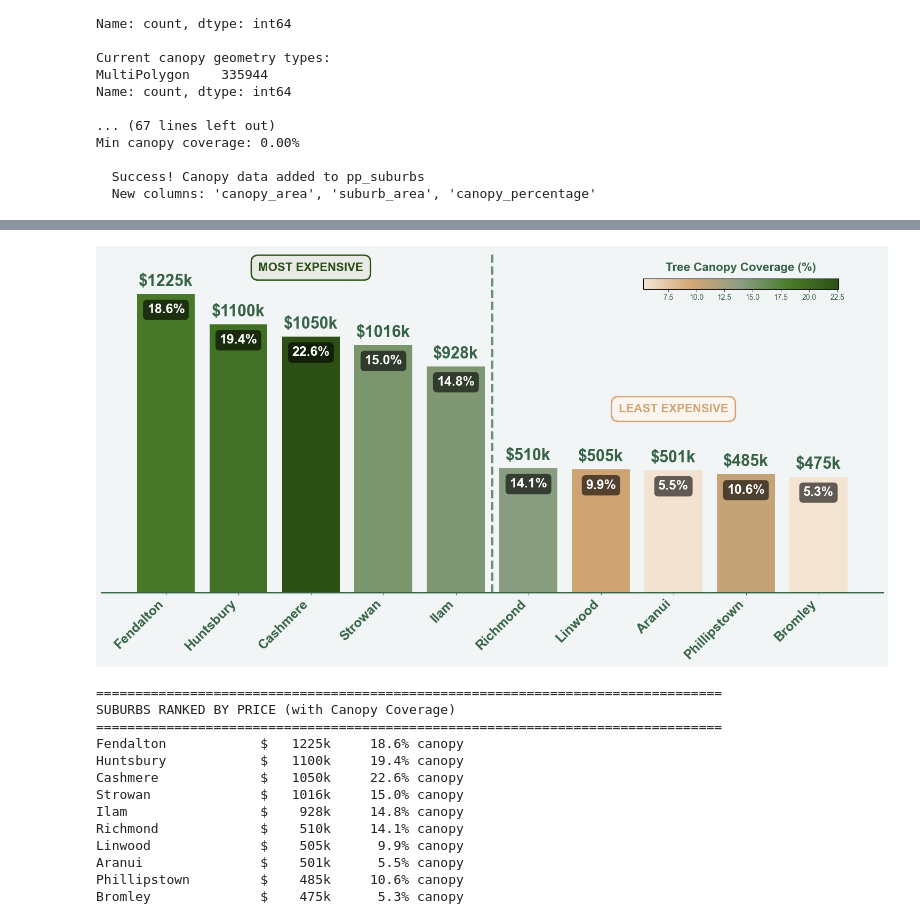
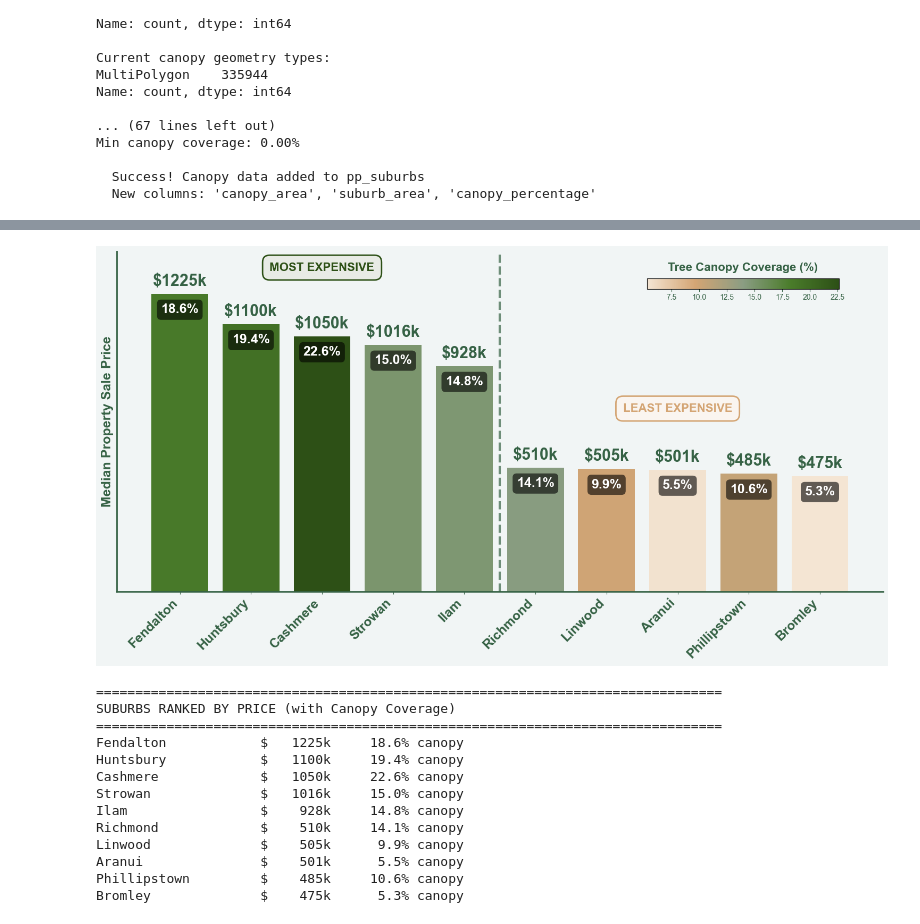
Before and after one commit to shrestha-rujal/chc-property-prices, a Jupyter notebook: property-prices.ipynb, the cells around one changed output, grey strips where cells are left out. Saved outputs shown, nothing was run; the diff lists cells and outputs as text; code cells hidden in the pictures.

```diff
--- a/property-prices.ipynb
+++ b/property-prices.ipynb
@@ -245,7 +245,7 @@ import pandas as pd
 
 # Get top 5 and bottom 5
 pp_clean = pp_suburbs.dropna(subset=['median_price'])
-top_5 = pp_clean.nlargest(5, 'median_price').sort_values('median_price', ascending=False)
+top_5 = pp_clean.nlargest(10, 'median_price').sort_values('median_price', ascending=False)
 bottom_5 = pp_clean.nsmallest(5, 'median_price').sort_values('median_price', ascending=False)
 
 # Combine
@@ -754,51 +754,54 @@ ax.text(7, 740, 'LEAST EXPENSIVE', fontsize=16, weight='bold',
         bbox=dict(boxstyle='round,pad=0.6', facecolor='#faf5f0',
                  edgecolor='#d4a574', linewidth=2))
 
-# Remove y-axis ticks and labels
+# Add y-axis ticks and label
 ax.set_yticks([])
-ax.set_ylabel('')
+# ax.set_yticklabels([f'${x}k' for x in range(0, 1401, 200)], fontsize=14, color='#366245')
+ax.set_ylabel('Median Property Sale Price', fontsize=18, weight='bold', color='#366245')
 
 # Remove grid
 ax.grid(False)
 
-# Style spines - remove left spine, keep bottom in green
+# Style spines - keep left spine visible, keep bottom in green
 ax.spines['top'].set_visible(False)
 ax.spines['right'].set_visible(False)
-ax.spines['left'].set_visible(False)
+ax.spines['left'].set_linewidth(2)
+ax.spines['left'].set_color('#366245')
 ax.spines['bottom'].set_linewidth(2)
 ax.spines['bottom'].set_color('#366245')
 
 # Tick parameters in green
 ax.tick_params(axis='x', colors='#366245')
+ax.tick_params(axis='y', colors='#366245')
 
 # Add colorbar legend - horizontal at top right inside plot
 from mpl_toolkits.axes_grid1.inset_locator import inset_axes
 cax = inset_axes(ax,
                  width="25%",
                  height="3%",
                  loc='upper right',
                  bbox_to_anchor=(0, 0.05, 1, 1),
                  bbox_transform=ax.transAxes,
                  borderpad=6)
 
 sm = plt.cm.ScalarMappable(cmap=colors_map, norm=norm)
 sm.set_array([])
 cbar = plt.colorbar(sm, cax=cax, orientation='horizontal')
 cbar.ax.set_title('Tree Canopy Coverage (%)', size=16, weight='bold', color='#366245', pad=10)
 cbar.ax.tick_params(labelsize=10, colors='#366245')
 
 plt.tight_layout()
 plt.savefig('output/plots/report/suburbs_price_canopy_minimal.png', dpi=300, bbox_inches='tight', facecolor=FACECOLOR)
 plt.show()
 
 # Print the data
 print("\n" + "="*80)
 print("SUBURBS RANKED BY PRICE (with Canopy Coverage)")
 print("="*80)
 for i, row in combined.iterrows():
     print(f"{row['suburb_loc']:20s} ${row['median_price']/1000:7.0f}k    {row['canopy_percentage']:5.1f}% canopy")
 # %% [output]
-[figure, old version]
+[figure, new version]
 ================================================================================
 SUBURBS RANKED BY PRICE (with Canopy Coverage)
 ================================================================================
```
Also changed, not shown: parts of 5 cells of this notebook, 1 other file.
